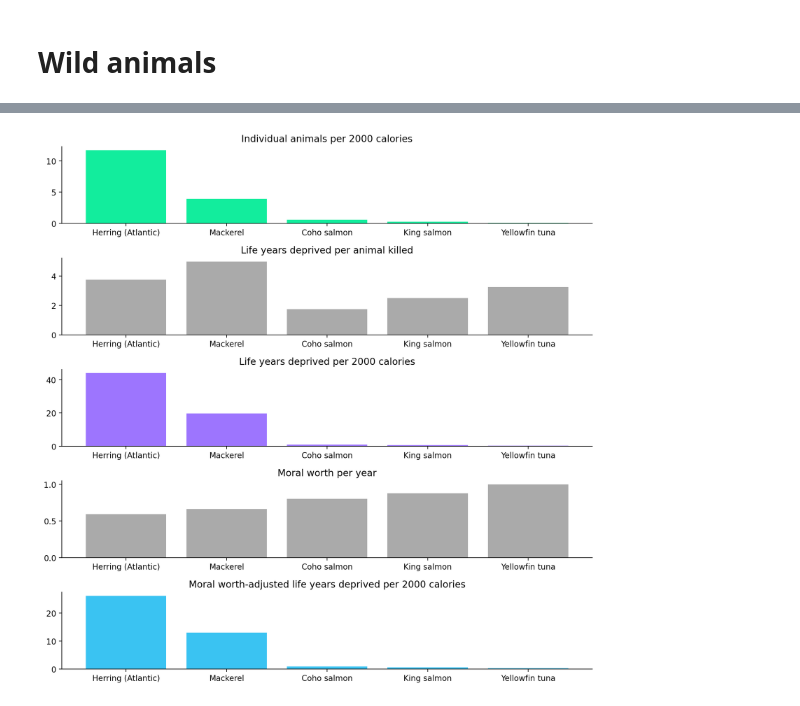
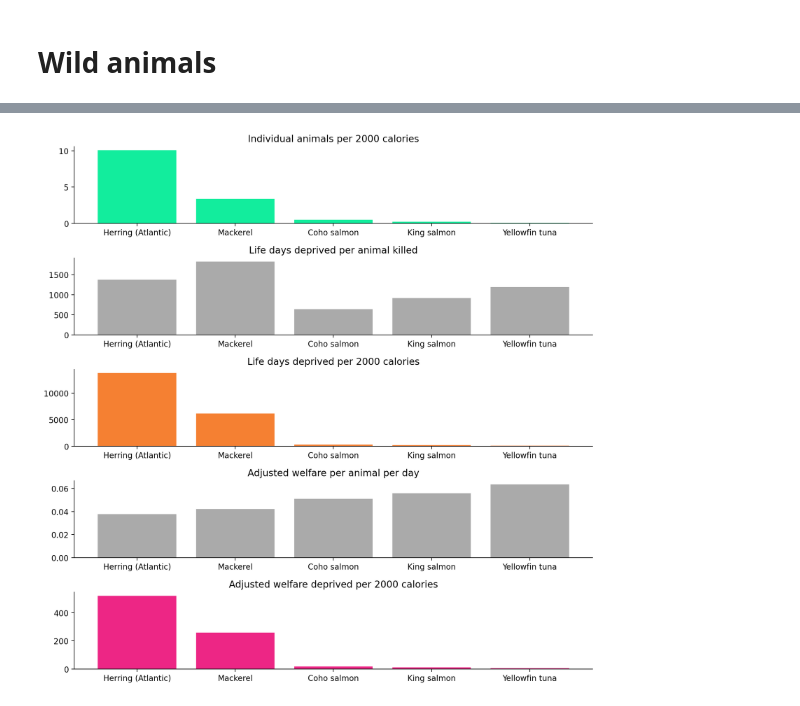
Before and after one commit to csaid/BlogProjects, a Jupyter notebook: 2025_beefotunatarianism/Animal welfare calculator.ipynb, the cells around one changed output, grey strips where cells are left out. Drawn from its saved outputs; the diff is of its cells as text; code cells hidden in the pictures.

```diff
--- a/2025_beefotunatarianism/Animal welfare calculator.ipynb
+++ b/2025_beefotunatarianism/Animal welfare calculator.ipynb
@@ -106,16 +108,18 @@ energy_per_100g = 150
 # %%
 wild_df = pd.read_excel('Animal welfare calculator.xlsx', sheet_name='Wild Animals')
-wild_df = wild_df[['species', 'weight_kg', 'natural_lifespan_years']]
+wild_df = wild_df[['species', 'weight_kg', 'natural_lifespan_days', 'unadjusted_welfare_per_animal_per_day']]
 wild_df = wild_df.dropna()
 # %%
-tuna_weight_kg = wild_df[wild_df['species'] == 'Yellowfin tuna']['weight_kg'].values[0]
+king_salmon_weight_kg = wild_df[wild_df['species'] == 'King salmon']['weight_kg'].values[0]
+# %%
+wild_df['welfare_range'] = (wild_df['weight_kg']/king_salmon_weight_kg)**0.1 * salmon_welfare_range
 # %%
-wild_df['moral_worth_per_year'] = (wild_df['weight_kg']/tuna_weight_kg)**0.1
+wild_df['adjusted_welfare_per_animal_per_day'] = wild_df['unadjusted_welfare_per_animal_per_day'] * wild_df['welfare_range']
 wild_df['energy_kcal'] = wild_df['weight_kg'] * meat_fraction_of_weight * 10 * energy_per_100g
-wild_df['years_lost'] = wild_df['natural_lifespan_years']/2
+wild_df['days_lost'] = wild_df['natural_lifespan_days']/2
 wild_df['animals_per_2000_kcal'] = 1 / (wild_df['energy_kcal']/2000)
-wild_df['life_years_deprived_per_2000_kcal'] = wild_df['animals_per_2000_kcal'] * wild_df['years_lost']
-wild_df['moral_worth_adjusted_life_years_deprived_per_2000_kcal'] = wild_df['life_years_deprived_per_2000_kcal'] * wild_df['moral_worth_per_year']
-wild_df = wild_df.sort_values(by='moral_worth_adjusted_life_years_deprived_per_2000_kcal', ascending=False).reset_index(drop=True)
+wild_df['life_days_deprived_per_2000_kcal'] = wild_df['animals_per_2000_kcal'] * wild_df['days_lost']
+wild_df['adjusted_welfare_deprived_per_2000_kcal'] = wild_df['life_days_deprived_per_2000_kcal'] * wild_df['adjusted_welfare_per_animal_per_day']
+wild_df = wild_df.sort_values(by='adjusted_welfare_deprived_per_2000_kcal', ascending=False).reset_index(drop=True)
 wild_df
 # %% [output]
@@ -136,25 +140,25 @@ sns.despine()
 # %%
 fig, axes = plt.subplots(5, 1, figsize=(10, 10))
 
 plt.sca(axes[0]); plt.bar(wild_df['species'], wild_df['animals_per_2000_kcal'], color=green)
 plt.axhline(y=0, color=gray, linewidth=0.5)
 plt.title('Individual animals per 2000 calories')
 
-plt.sca(axes[1]); plt.bar(wild_df['species'], wild_df['years_lost'], color=gray)
+plt.sca(axes[1]); plt.bar(wild_df['species'], wild_df['days_lost'], color=gray)
 plt.axhline(y=0, color=gray, linewidth=0.5)
-plt.title('Life years deprived per animal killed')
+plt.title('Life days deprived per animal killed')
 
-plt.sca(axes[2]); plt.bar(wild_df['species'], wild_df['life_years_deprived_per_2000_kcal'], color=purple)
+plt.sca(axes[2]); plt.bar(wild_df['species'], wild_df['life_days_deprived_per_2000_kcal'], color=orange)
 plt.axhline(y=0, color=gray, linewidth=0.5)
-plt.title('Life years deprived per 2000 calories')
+plt.title('Life days deprived per 2000 calories')
 
-plt.sca(axes[3]); plt.bar(wild_df['species'], wild_df['moral_worth_per_year'], color=gray)
+plt.sca(axes[3]); plt.bar(wild_df['species'], wild_df['adjusted_welfare_per_animal_per_day'], color=gray)
 plt.axhline(y=0, color=gray, linewidth=0.5)
-plt.title('Moral worth per year')
+plt.title('Adjusted welfare per animal per day')
 
-plt.sca(axes[4]); plt.bar(wild_df['species'], wild_df['moral_worth_adjusted_life_years_deprived_per_2000_kcal'], color=blue)
-plt.title('Moral worth-adjusted life years deprived per 2000 calories')
+plt.sca(axes[4]); plt.bar(wild_df['species'], wild_df['adjusted_welfare_deprived_per_2000_kcal'], color=pink)
+plt.title('Adjusted welfare deprived per 2000 calories')
 sns.despine()
 plt.tight_layout()
 # %% [output]
-[figure, old version]
+[figure, new version]
```
Also changed, not shown: parts of 17 cells of this notebook, 1 other file.
